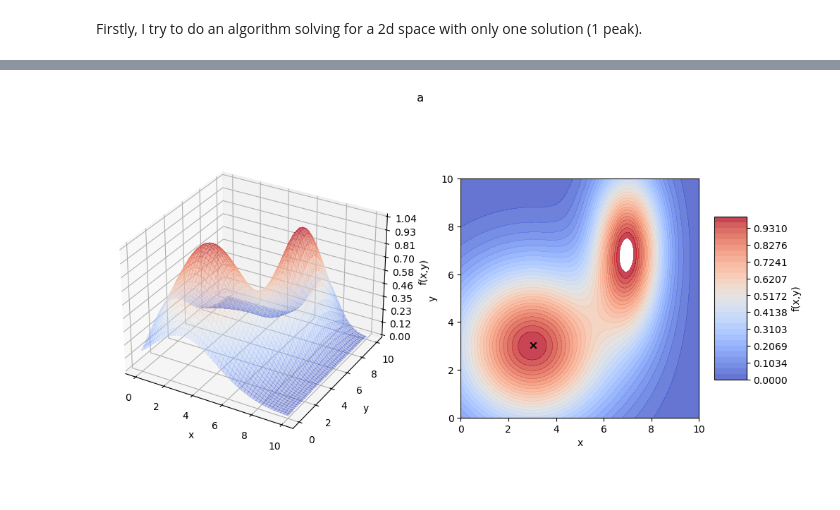
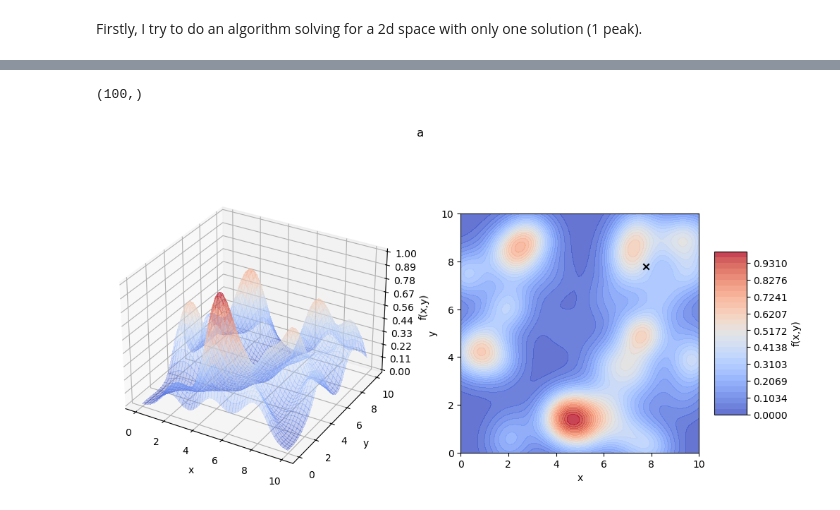
Before and after one commit to pietromalagoli/NeuronEvolution, a Jupyter notebook: evolutionary_algorithms.ipynb, the cells around one changed output, grey strips where cells are left out. Saved outputs shown, nothing was run; the diff lists cells and outputs as text; code cells hidden in the pictures.

Commit message:
2d-random complex landscape defined, cleaning needed

```diff
--- a/evolutionary_algorithms.ipynb
+++ b/evolutionary_algorithms.ipynb
@@ -11,16 +12,36 @@ from matplotlib.ticker import LinearLocator     # for having ticks evenly spaced
 
 import evolutionary_programming as ep
-# %%
-par = {'N': 100,
-       'coord_range': np.array([0,10]),
-       'sol_ratio': 1/5,
-       'mutation_ratio': 1/20,
-       'seed': 12345,
-       'n_iter': 100}
-
-# fitness function
-def f(x,y):
-    return np.exp(-0.1*(x-3)**2-0.1*(y-3)**2) + np.exp(-0.5*(x-7)**2-0.1*(y-7)**2) # picco fatto con una gaussiana
+# %%
+def f(x,y):
+    return np.exp(-0.1*(x)**2 - 0.1*(y)**2)
+# %%
+par = {'N': 100,
+       'coord_range': np.array([0,10]),
+       'sol_ratio': 1/5,
+       'mutation_ratio': 1/20,
+       'seed': 12345,
+       'n_iter': 100}
+
+func_par = {'alphas': np.random.uniform(0.,2.,50),
+            'offsetsx': np.random.uniform(0.,10.,50),
+            'offsetsy':np.random.uniform(0.,10.,50)}
+
+def f(x,y,func_par:dict):
+       alphas, offsetsx, offsetsy = func_par['alphas'], func_par['offsetsx'], func_par['offsetsy']
+       f = np.zeros((x.shape))
+       for i in range(len(alphas)):
+              f += alphas[i] * np.exp(-(x-offsetsx[i])**2-(y-offsetsy[i])**2)
+       return f / np.max(f)
+# %%
+coord_range = par['coord_range']
+N = par['N']
+x = np.linspace(coord_range[0],coord_range[1],N)
+y = np.linspace(coord_range[0],coord_range[1],N)
+X,Y = np.meshgrid(x,y)
+
+f(x,y,func_par).shape
+# %% [output]
+(100,)
 # %%
 title = 'a'
 coord_range = par['coord_range']
@@ -30,36 +51,36 @@ y = np.linspace(coord_range[0],coord_range[1],N)
 X,Y = np.meshgrid(x,y)
 
 fig= plt.figure(figsize=(12,6))
 fig.suptitle(title)
 
 # First subplot (3d view)
 ax = fig.add_subplot(1,2,1,projection='3d')
-surf = ax.plot_surface(X, Y, f(X,Y), cmap=cm.coolwarm, linewidth=0, antialiased=False,alpha=0.3)
+surf = ax.plot_surface(X, Y, f(X,Y,func_par), cmap=cm.coolwarm, linewidth=0, antialiased=False,alpha=0.3)
 
 # Customize the z axis.
 ax.zaxis.set_major_locator(LinearLocator(10))
 ax.set_zlim(0.0)
 # A StrMethodFormatter is used automatically
 ax.zaxis.set_major_formatter('{x:.02f}')
 
 # Add axis labels
 ax.set_xlabel('x')
 ax.set_ylabel('y')
 ax.set_zlabel('f(x,y)')
 
 
 # Second subplot (2d view)
 ax = fig.add_subplot(1,2,2)
 ax.set_aspect('equal', adjustable='box')
 ax.set_xlabel('x')
 ax.set_ylabel('y')
-levels = np.linspace(0,1,30)
-contour = ax.contourf(X,Y,f(X,Y),cmap=cm.coolwarm, antialiased=False,levels=levels,alpha=0.8)
-ax.scatter(X[np.argmax(f(X,Y)[0]),np.argmax(f(X,Y)[0])],Y[np.argmax(f(X,Y)[0]),np.argmax(f(X,Y)[0])],marker='x',c='black',label='f_max')
+levels = np.linspace(0,np.max(f(x,y,func_par)),30)
+contour = ax.contourf(X,Y,f(X,Y,func_par),cmap=cm.coolwarm, antialiased=False,levels=levels,alpha=0.8)
+ax.scatter(X[np.argmax(f(X,Y,func_par)[0]),np.argmax(f(X,Y,func_par)[0])],Y[np.argmax(f(X,Y,func_par)[0]),np.argmax(f(X,Y,func_par)[0])],marker='x',c='black',label='f_max')
 # Add a color bar which maps values to colors.
 fig.colorbar(contour, shrink=0.5, aspect=5,label='f(x,y)')
 
 plt.show()
 # %% [output]
-[figure, old version]
+[figure, new version]
 # %%
```
Also changed, not shown: parts of 3 cells of this notebook, 1 other file.
